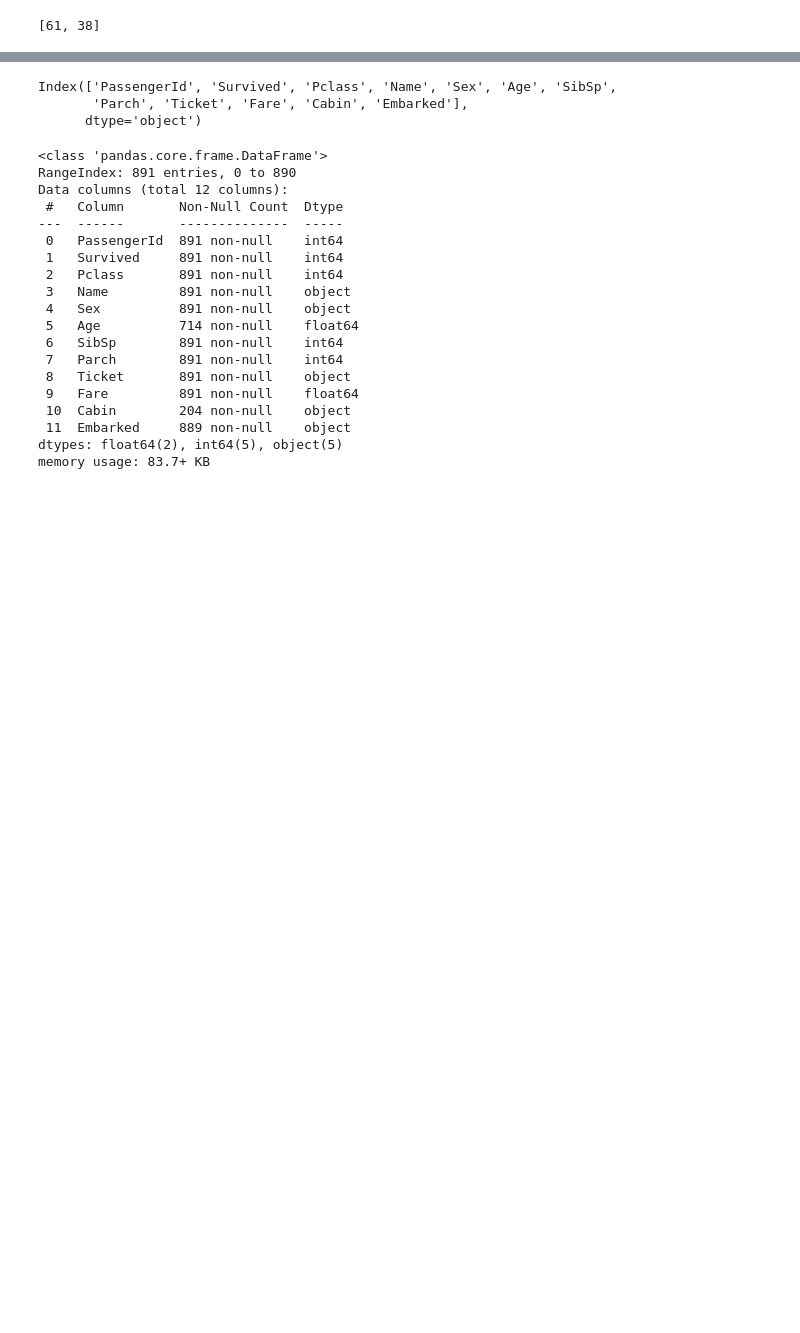
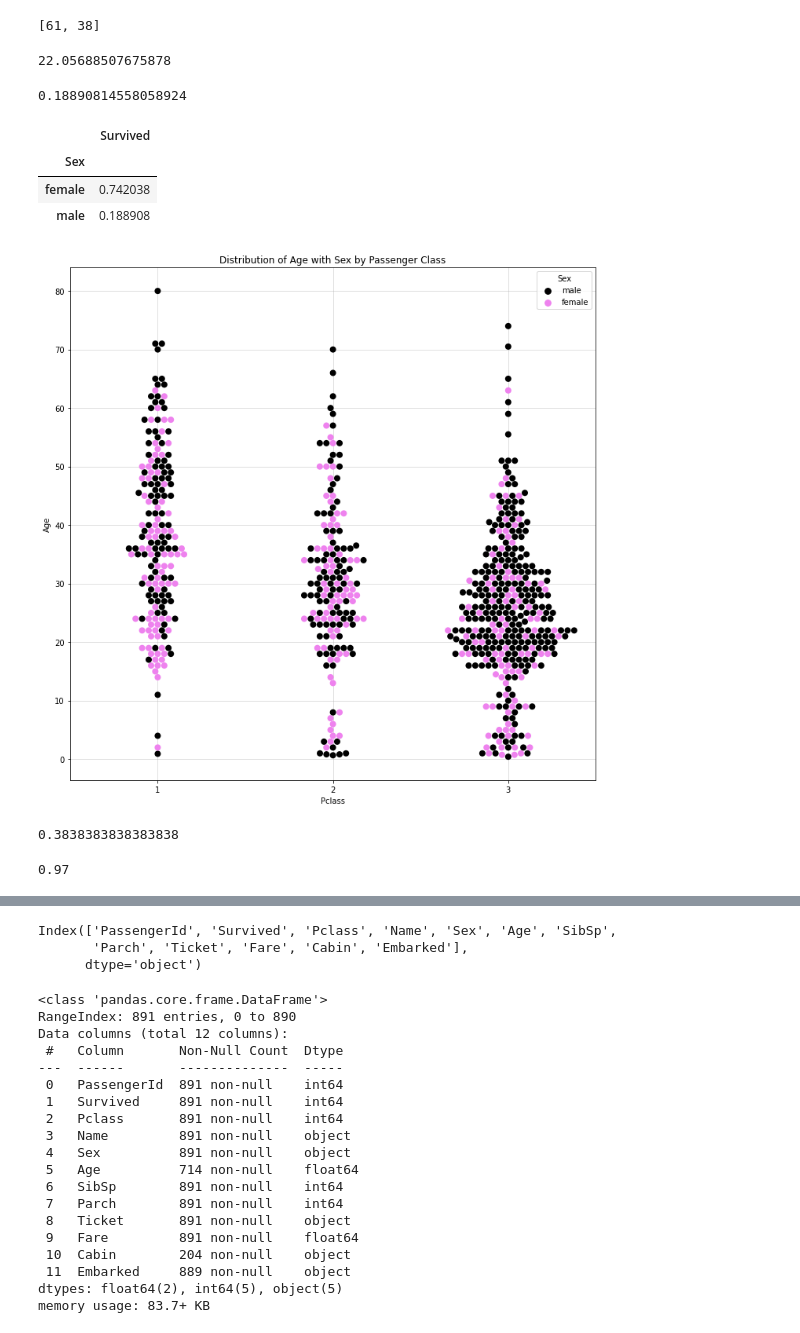
Before and after one commit to maciejszuba/kaggle_titanic_challenge, a Jupyter notebook: notebooks/data-analysis.ipynb, the cells around one changed output, grey strips where cells are left out. Drawn from its saved outputs; the diff is of its cells as text; code cells hidden in the pictures; blank space fills up the shorter version.

Commit message:
Continuing with plots and exploration

```diff
--- a/notebooks/data-analysis.ipynb
+++ b/notebooks/data-analysis.ipynb
@@ -13,3 +13,43 @@ data = pd.read_csv('../raw_data/train.csv')
 [int(x/data.shape[0] * 100) for x in data.Survived.value_counts()]
 # %% [output]
 [61, 38]
+# %%
+((data[data['Sex'] == 'male'][data['Pclass'] == 1]['Survived'].sum() /
+ data[data['Sex'] == 'male'][data['Pclass'] == 1].shape[0] * 100) + (
+     data[data['Sex'] == 'male'][data['Pclass'] == 2]['Survived'].sum() /
+     data[data['Sex'] == 'male'][data['Pclass'] == 2].shape[0] * 100) + (
+         data[data['Sex'] == 'male'][data['Pclass'] == 3]['Survived'].sum() /
+         data[data['Sex'] == 'male'][data['Pclass'] == 3].shape[0] * 100)) / 3
+# %% [output]
+22.05688507675878
+# %%
+data[data['Sex'] == 'male'].Survived.sum() / 577
+# %% [output]
+0.18890814558058924
+# %%
+survival_rate = data.groupby(['Sex']).mean()[['Survived']]
+male_rate = survival_rate.loc['male']
+female_rate = survival_rate.loc['female']
+display(survival_rate)
+# %% [output]
+|  | Survived |
+| Sex |  |
+| female | 0.742038 |
+| male | 0.188908 |
+# %%
+plt.figure(figsize=(12, 12))
+sns.swarmplot(data=data,
+              x='Pclass',
+              y='Age',
+              hue='Sex',
+              size=8,
+              palette=[
+                  'black', 'violet'
+              ]).set(title='Distribution of Age with Sex by Passenger Class')
+plt.grid(alpha=.5)
+# %% [output]
+[figure, added]
+# %%
+np.mean(data.Survived)
+# %% [output]
+0.3838383838383838
@@ -15,0 +58,4 @@ data = pd.read_csv('../raw_data/train.csv')
+# %%
+round(np.mean(data[(data.Pclass == 1) & (data.Sex =='female')].Survived), 2)
+# %% [output]
+0.97
```
Also changed, not shown: parts of 26 cells of this notebook.
